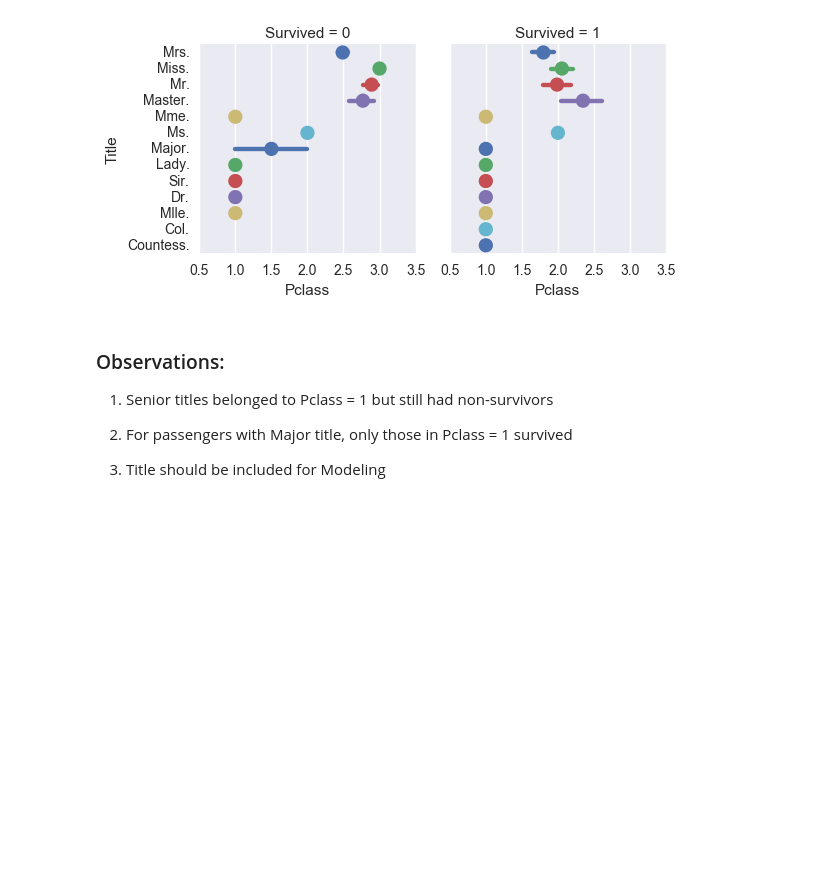
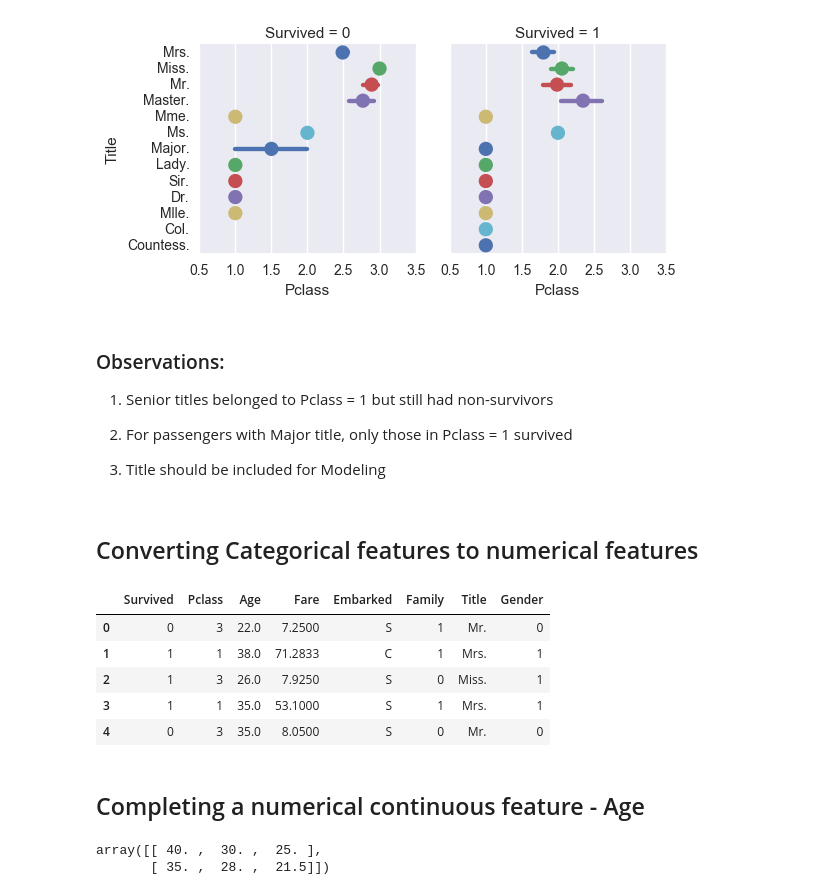
Before and after one commit to sharan-naribole/kaggle-titanic, a Jupyter notebook: TItanic.ipynb, the cells around one changed output. Drawn from its saved outputs; the diff is of its cells as text; code cells hidden in the pictures; blank space fills up the shorter version.

```diff
--- a/TItanic.ipynb
+++ b/TItanic.ipynb
@@ -142,4 +144,11 @@ Categories of passenger with likely higher survival rate, as mentioned in Proble
 3) Pclass = 1 passengers
 # %% [markdown]
 ## Uni-Variate Analysis
+# %%
+# Adding Family as a new Feature column in train_df. Family = Parch + SibSp
+train_df['Family'] = train_df['Parch'] + train_df['SibSp']
+test_df['Family'] = test_df['Parch'] + train_df['SibSp']
+
+train_df.drop(['Parch','SibSp'],axis=1,inplace=True)
+test_df.drop(['Parch','SibSp'],axis=1,inplace=True)
 # %%
@@ -257,0 +269,2 @@ grid.add_legend()
+# %% [markdown]
+## Converting Categorical features to numerical features
@@ -257,0 +278,30 @@ grid.add_legend()
+# %%
+train_df.head()
+# %% [output]
+|  | Survived | Pclass | Age | Fare | Embarked | Family | Title | Gender |
+| 0 | 0 | 3 | 22.0 | 7.2500 | S | 1 | Mr. | 0 |
+| 1 | 1 | 1 | 38.0 | 71.2833 | C | 1 | Mrs. | 1 |
+| 2 | 1 | 3 | 26.0 | 7.9250 | S | 0 | Miss. | 1 |
+| 3 | 1 | 1 | 35.0 | 53.1000 | S | 1 | Mrs. | 1 |
+| 4 | 0 | 3 | 35.0 | 8.0500 | S | 0 | Mr. | 0 |
+# %% [markdown]
+## Completing a numerical continuous feature - Age
+# %%
+# Using correlated features: Pclass, Gender
+
+age_estimate = np.zeros([2,3]) # 2- Gender, 3 - Pclass
+
+for i in range(0, 2):
+    for j in range(0, 3):
+        guess_df = train_df[(train_df['Gender'] == i) & \
+                              (train_df['Pclass'] == j+1)]['Age'].dropna()
+
+        age_est = guess_df.median()
+
+        # Convert random age float to nearest .5 age
+        age_estimate[i,j] = int(age_est/0.5 + 0.5 ) * 0.5
+
+age_estimate
+# %% [output]
+array([[ 40. ,  30. ,  25. ],
+       [ 35. ,  28. ,  21.5]])
```
Also changed, not shown: parts of 11 cells of this notebook.
